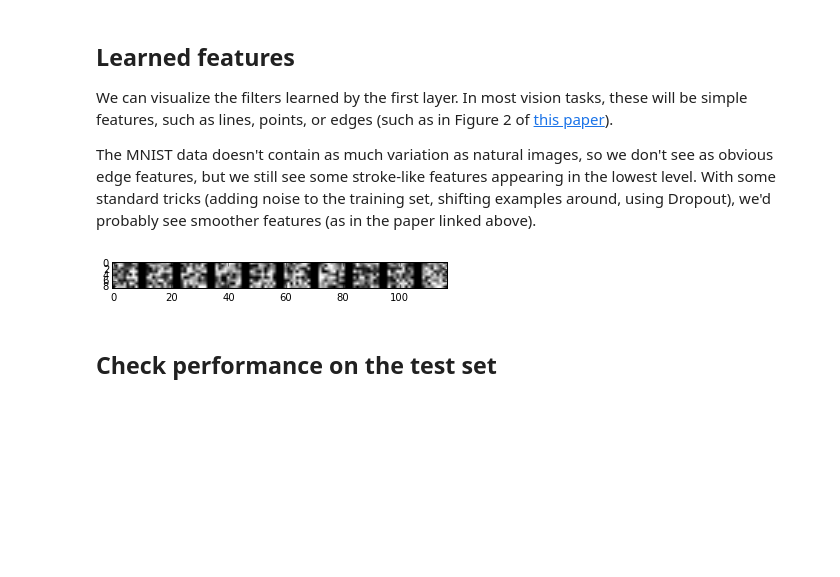
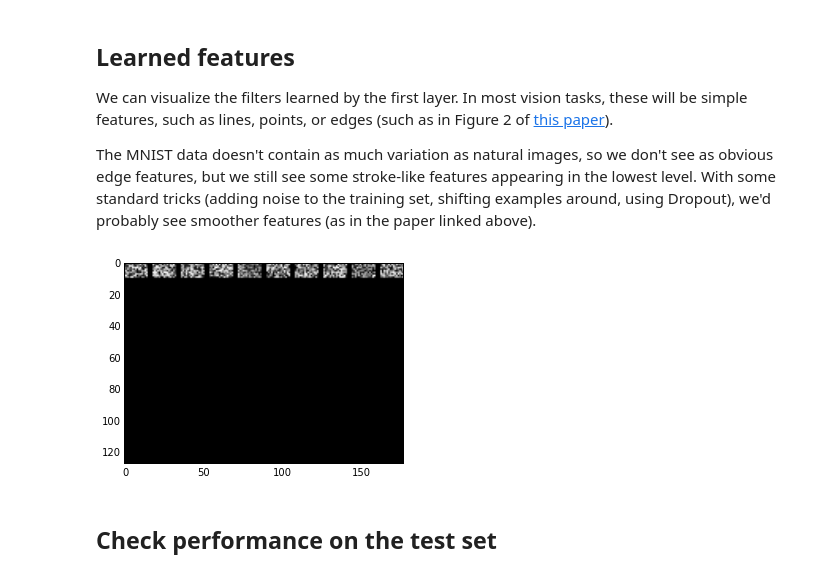
Before and after one commit to lantian2012/CS205_Project, a Jupyter notebook: ConvolutionalNetworks.ipynb, the cells around one changed output. Drawn from its saved outputs; the diff is of its cells as text; code cells hidden in the pictures; blank space fills up the shorter version.

```diff
--- a/ConvolutionalNetworks.ipynb
+++ b/ConvolutionalNetworks.ipynb
@@ -435,13 +444,14 @@ We can visualize the filters learned by the first layer.  In most vision tasks,
 The MNIST data doesn't contain as much variation as natural images, so we don't see as obvious edge features, but we still see some stroke-like features appearing in the lowest level.  With some standard tricks (adding noise to the training set, shifting examples around, using Dropout), we'd probably see smoother features (as in the paper linked above).
 # %%
-filters = tile_raster_images(layer0.W.get_value(borrow=True), img_shape=(9, 9), tile_shape=(1,10), tile_spacing=(3, 3),
+plt.figure(figsize=(5, 10))
+filters = tile_raster_images(layer0.W.get_value(borrow=True), img_shape=(10, 15), tile_shape=(10,10), tile_spacing=(3, 3),
                        scale_rows_to_unit_interval=True,
                        output_pixel_vals=True)
 
 plt.imshow(filters)
 plt.show()
 # %% [output]
-[figure, old version]
+[figure, new version]
 # %% [markdown]
 ## Check performance on the test set
 # %%
```
Also changed, not shown: parts of 8 cells of this notebook, 3 other files.
